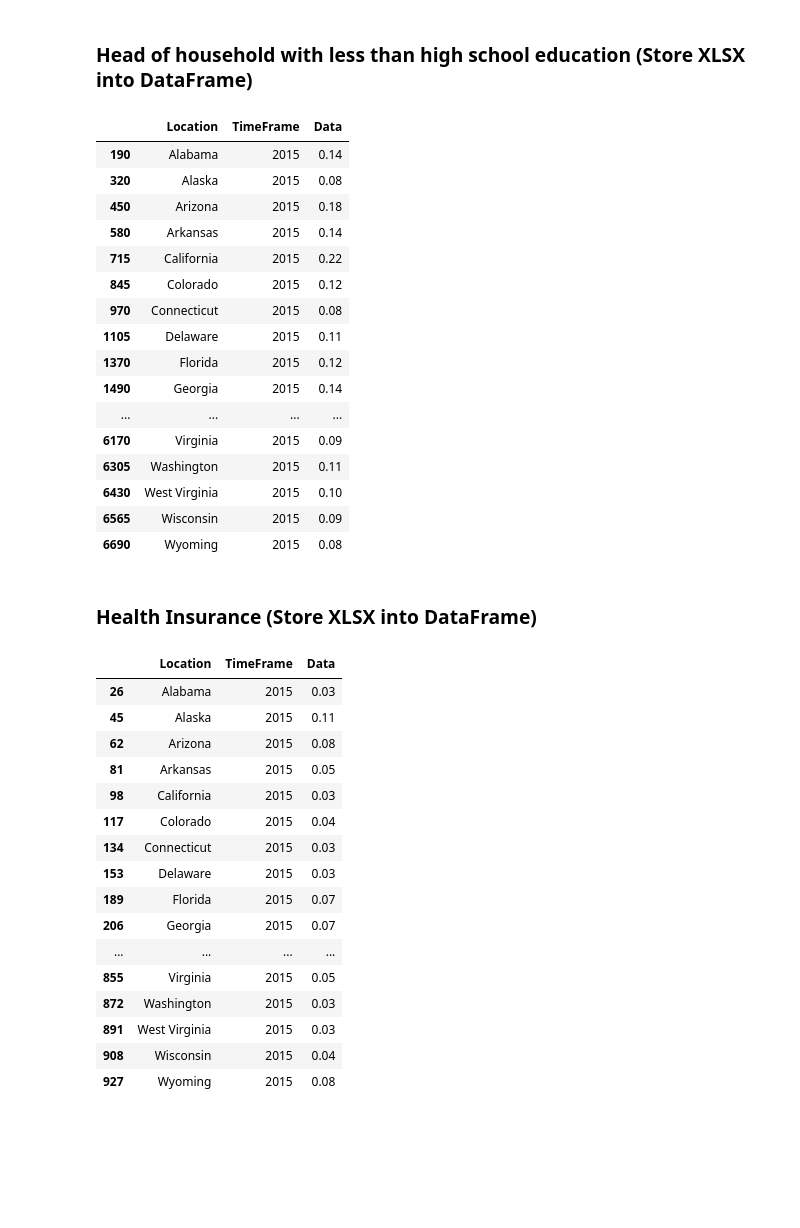
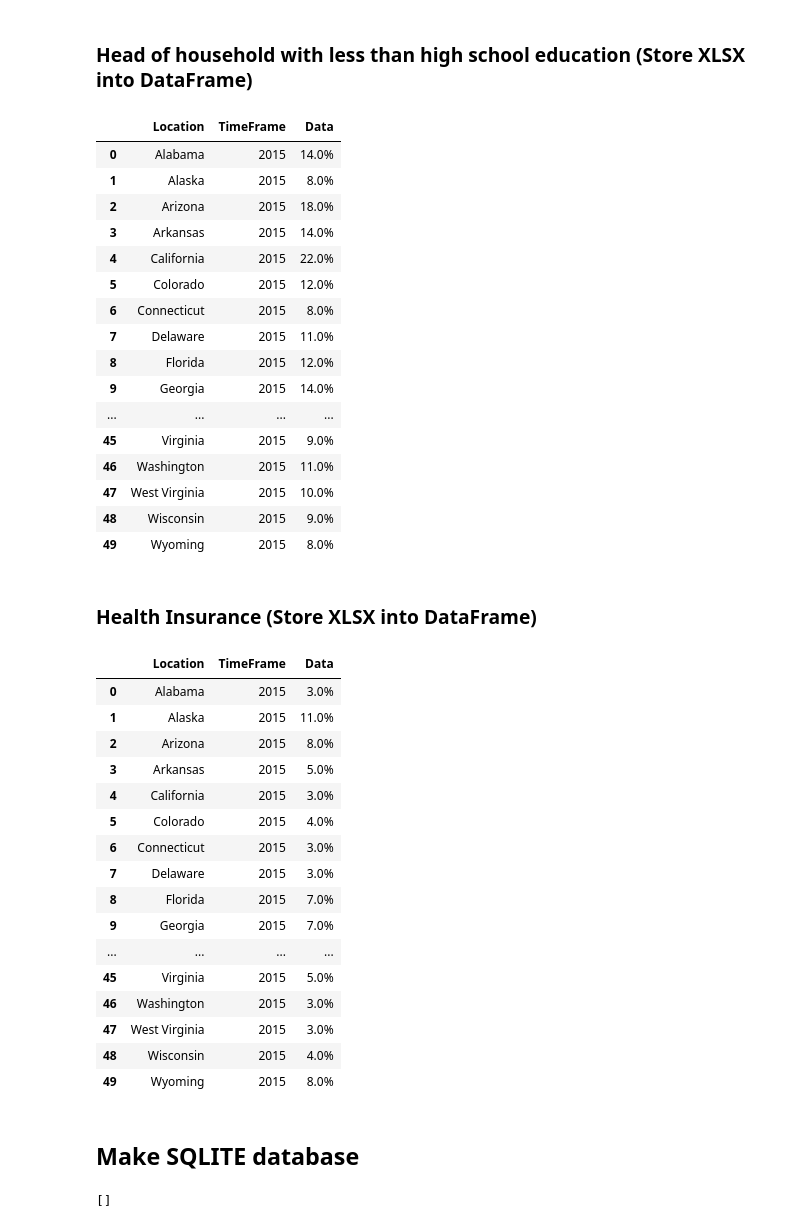
Before and after one commit to sinadodd/ETL-Project, a Jupyter notebook: RTD_parent_factors.ipynb, the cells around one changed output. Drawn from its saved outputs; the diff is of its cells as text; code cells hidden in the pictures; blank space fills up the shorter version.

```diff
--- a/RTD_parent_factors.ipynb
+++ b/RTD_parent_factors.ipynb
@@ -109,29 +114,31 @@ immigrant_families_df
 # %%
 head_edu_xlsx_file = "Resources/Children by household head’s educational attainment.xlsx"
 head_edu_raw_df = pd.read_excel(head_edu_xlsx_file)
 
 head_edu_df = head_edu_raw_df.loc[(head_edu_raw_df["LocationType"]=='State')&(head_edu_raw_df["DataFormat"]=='Percent')&(head_edu_raw_df["TimeFrame"]==2015)&(head_edu_raw_df["Education Level"]=="Not a high school graduate")]
 head_edu_df = head_edu_df[['Location', 'TimeFrame', 'Data']]
 
+head_edu_df['Data']=head_edu_df['Data'].map("{:,.1%}".format)
+head_edu_df.reset_index(inplace=True, drop=True)
 head_edu_df
 # %% [output]
 |  | Location | TimeFrame | Data |
-| 190 | Alabama | 2015 | 0.14 |
-| 320 | Alaska | 2015 | 0.08 |
-| 450 | Arizona | 2015 | 0.18 |
-| 580 | Arkansas | 2015 | 0.14 |
-| 715 | California | 2015 | 0.22 |
-| 845 | Colorado | 2015 | 0.12 |
-| 970 | Connecticut | 2015 | 0.08 |
-| 1105 | Delaware | 2015 | 0.11 |
-| 1370 | Florida | 2015 | 0.12 |
-| 1490 | Georgia | 2015 | 0.14 |
+| 0 | Alabama | 2015 | 14.0% |
+| 1 | Alaska | 2015 | 8.0% |
+| 2 | Arizona | 2015 | 18.0% |
+| 3 | Arkansas | 2015 | 14.0% |
+| 4 | California | 2015 | 22.0% |
+| 5 | Colorado | 2015 | 12.0% |
+| 6 | Connecticut | 2015 | 8.0% |
+| 7 | Delaware | 2015 | 11.0% |
+| 8 | Florida | 2015 | 12.0% |
+| 9 | Georgia | 2015 | 14.0% |
 | ... | ... | ... | ... |
-| 6170 | Virginia | 2015 | 0.09 |
-| 6305 | Washington | 2015 | 0.11 |
-| 6430 | West Virginia | 2015 | 0.10 |
-| 6565 | Wisconsin | 2015 | 0.09 |
-| 6690 | Wyoming | 2015 | 0.08 |
+| 45 | Virginia | 2015 | 9.0% |
+| 46 | Washington | 2015 | 11.0% |
+| 47 | West Virginia | 2015 | 10.0% |
+| 48 | Wisconsin | 2015 | 9.0% |
+| 49 | Wyoming | 2015 | 8.0% |
 # %% [markdown]
 ### Health Insurance (Store XLSX into DataFrame)
 # %%
@@ -141,22 +148,27 @@ health_insurance_raw_df = pd.read_excel(health_insurance_xlsx_file)
 health_insurance_df = health_insurance_raw_df.loc[(health_insurance_raw_df["LocationType"]=='State')&(health_insurance_raw_df["DataFormat"]=='Percent')&(health_insurance_raw_df["TimeFrame"]==2015)]
 health_insurance_df = health_insurance_df[['Location', 'TimeFrame', 'Data']]
 
+health_insurance_df['Data']=pd.to_numeric(health_insurance_df['Data'])
+health_insurance_df['Data']=health_insurance_df['Data'].map("{:,.1%}".format)
+health_insurance_df.reset_index(inplace=True, drop=True)
 health_insurance_df
 # %% [output]
 |  | Location | TimeFrame | Data |
-| 26 | Alabama | 2015 | 0.03 |
-| 45 | Alaska | 2015 | 0.11 |
-| 62 | Arizona | 2015 | 0.08 |
-| 81 | Arkansas | 2015 | 0.05 |
-| 98 | California | 2015 | 0.03 |
-| 117 | Colorado | 2015 | 0.04 |
-| 134 | Connecticut | 2015 | 0.03 |
-| 153 | Delaware | 2015 | 0.03 |
-| 189 | Florida | 2015 | 0.07 |
-| 206 | Georgia | 2015 | 0.07 |
+| 0 | Alabama | 2015 | 3.0% |
+| 1 | Alaska | 2015 | 11.0% |
+| 2 | Arizona | 2015 | 8.0% |
+| 3 | Arkansas | 2015 | 5.0% |
+| 4 | California | 2015 | 3.0% |
+| 5 | Colorado | 2015 | 4.0% |
+| 6 | Connecticut | 2015 | 3.0% |
+| 7 | Delaware | 2015 | 3.0% |
+| 8 | Florida | 2015 | 7.0% |
+| 9 | Georgia | 2015 | 7.0% |
 | ... | ... | ... | ... |
-| 855 | Virginia | 2015 | 0.05 |
-| 872 | Washington | 2015 | 0.03 |
-| 891 | West Virginia | 2015 | 0.03 |
-| 908 | Wisconsin | 2015 | 0.04 |
-| 927 | Wyoming | 2015 | 0.08 |
+| 45 | Virginia | 2015 | 5.0% |
+| 46 | Washington | 2015 | 3.0% |
+| 47 | West Virginia | 2015 | 3.0% |
+| 48 | Wisconsin | 2015 | 4.0% |
+| 49 | Wyoming | 2015 | 8.0% |
+# %% [markdown]
+## Make SQLITE database
@@ -162,0 +177,4 @@ health_insurance_df
+# %%
+engine.table_names()
+# %% [output]
+[]
```
Also changed, not shown: parts of 11 cells of this notebook, 1 other file.
